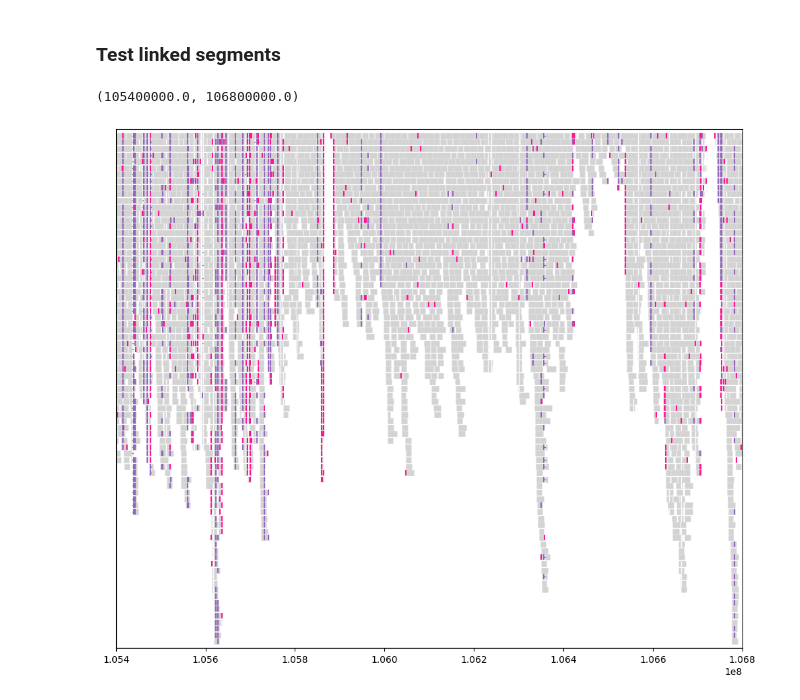
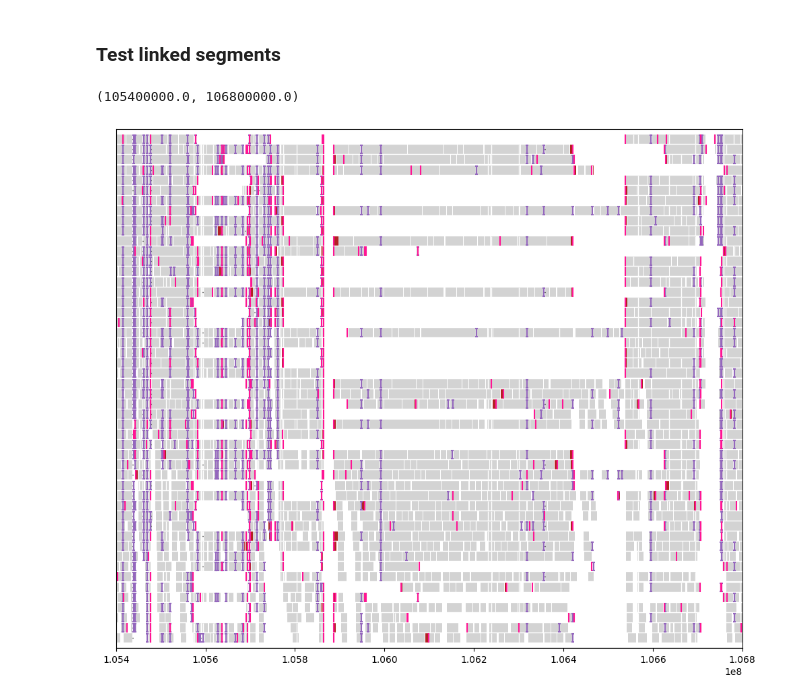
Before and after one commit to jzhang-dev/lakeview, a Jupyter notebook: docs/examples/HG002_IGH/HG002_IGH.py.ipynb, the cells around one changed output. Drawn from its saved outputs; the diff is of its cells as text; code cells hidden in the pictures.

```diff
--- a/docs/examples/HG002_IGH/HG002_IGH.py.ipynb
+++ b/docs/examples/HG002_IGH/HG002_IGH.py.ipynb
@@ -67,4 +67,8 @@ gv.figure
 # %% [markdown]
 ### Test linked segments
 # %%
+from importlib import reload
+reload(lv)
+
+PACBIO_BAM_PATH = "data/PacBio_CCS.bam"
 pacbio_painter = lv.SequenceAlignment.from_file(PACBIO_BAM_PATH, "rb", load_pileup=False)
@@ -71,10 +77,17 @@ pacbio_painter = lv.SequenceAlignment.from_file(PACBIO_BAM_PATH, "rb", load_pile
 # %%
 fig, ax = plt.subplots(figsize=(12, 10))
-pacbio_painter.draw_alignment(ax, show_mismatches=False, show_arrowheads=False)
+pacbio_painter.draw_alignment(
+    ax,
+    show_mismatches=False,
+    show_arrowheads=False,
+    links=lambda seg: seg.query_name,
+    colors=lambda seg: "firebrick" if seg.is_supplementary else "lightgray",
+    max_depth=50
+)
 ax.set_xlim(105_400_000, 106_800_000)
 # %% [output]
 (105400000.0, 106800000.0)
-[figure, old version]
+[figure, new version]
 # %%
 plt.ioff()
 gv = lv.GenomeViewer(3, height_ratios=(1, 8, 2))
```
Also changed, not shown: parts of 2 cells of this notebook, 5 other files.
